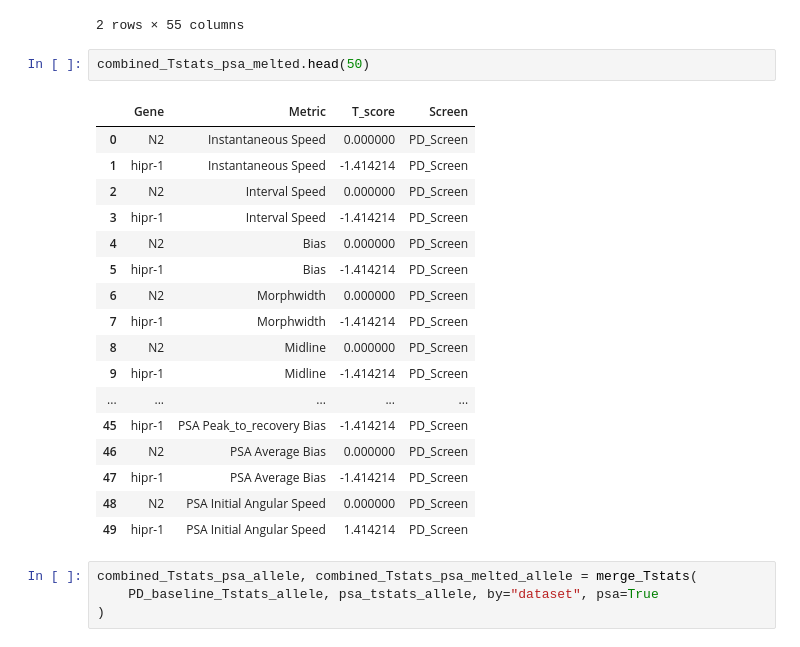
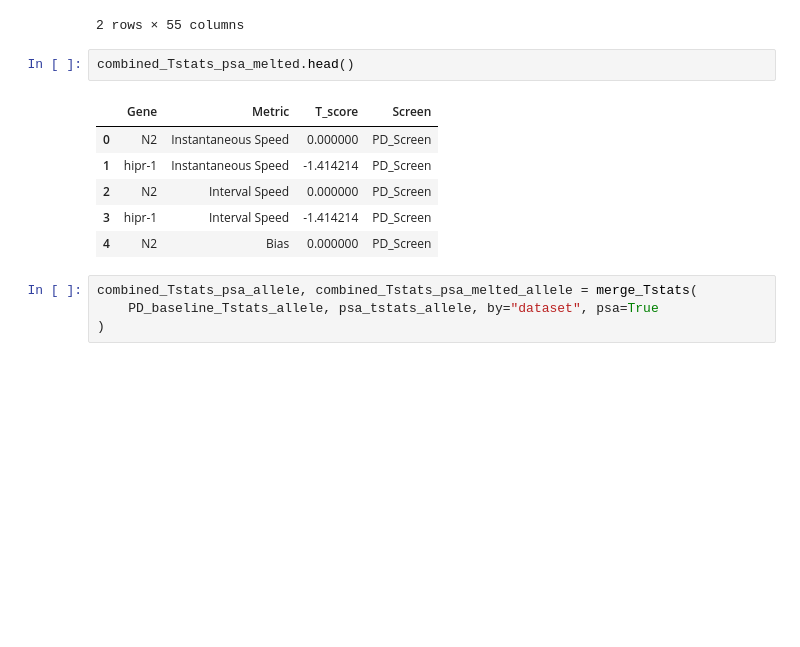
Before and after one commit to JosephLiangUBC/MWT_Dashboard, a Jupyter notebook: Step4_data_processing_for_db.ipynb, the cells around one changed output. Cells and saved outputs as stored; diff of their text form; blank space fills up the shorter version.

```diff
--- a/Step4_data_processing_for_db.ipynb
+++ b/Step4_data_processing_for_db.ipynb
@@ -1201,25 +1235,14 @@ combined_Tstats_psa.head()
 | hipr-1 | -1.414214 | -1.414214 | -1.414214 | -1.414214 | -1.414214 | -1.414214 | 1.414214 | ... |
 2 rows × 55 columns
 # %%
-combined_Tstats_psa_melted.head(50)
+combined_Tstats_psa_melted.head()
 # %% [output]
 |  | Gene | Metric | T_score | Screen |
 | 0 | N2 | Instantaneous Speed | 0.000000 | PD_Screen |
 | 1 | hipr-1 | Instantaneous Speed | -1.414214 | PD_Screen |
 | 2 | N2 | Interval Speed | 0.000000 | PD_Screen |
 | 3 | hipr-1 | Interval Speed | -1.414214 | PD_Screen |
 | 4 | N2 | Bias | 0.000000 | PD_Screen |
-| 5 | hipr-1 | Bias | -1.414214 | PD_Screen |
-| 6 | N2 | Morphwidth | 0.000000 | PD_Screen |
-| 7 | hipr-1 | Morphwidth | -1.414214 | PD_Screen |
-| 8 | N2 | Midline | 0.000000 | PD_Screen |
-| 9 | hipr-1 | Midline | -1.414214 | PD_Screen |
-| ... | ... | ... | ... | ... |
-| 45 | hipr-1 | PSA Peak_to_recovery Bias | -1.414214 | PD_Screen |
-| 46 | N2 | PSA Average Bias | 0.000000 | PD_Screen |
-| 47 | hipr-1 | PSA Average Bias | -1.414214 | PD_Screen |
-| 48 | N2 | PSA Initial Angular Speed | 0.000000 | PD_Screen |
-| 49 | hipr-1 | PSA Initial Angular Speed | 1.414214 | PD_Screen |
 # %%
 combined_Tstats_psa_allele, combined_Tstats_psa_melted_allele = merge_Tstats(
     PD_baseline_Tstats_allele, psa_tstats_allele, by="dataset", psa=True
```
Also changed, not shown: parts of 12 cells of this notebook.
